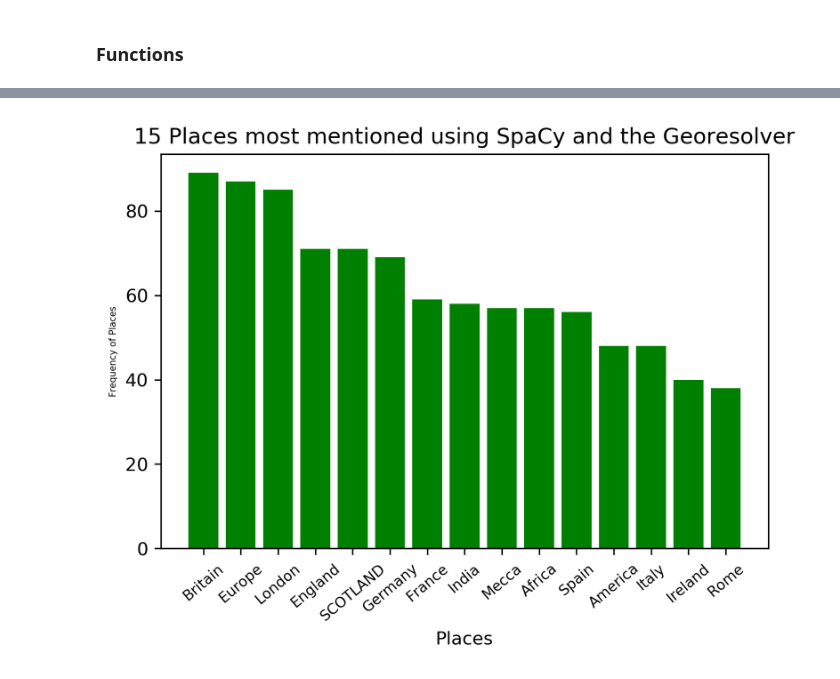
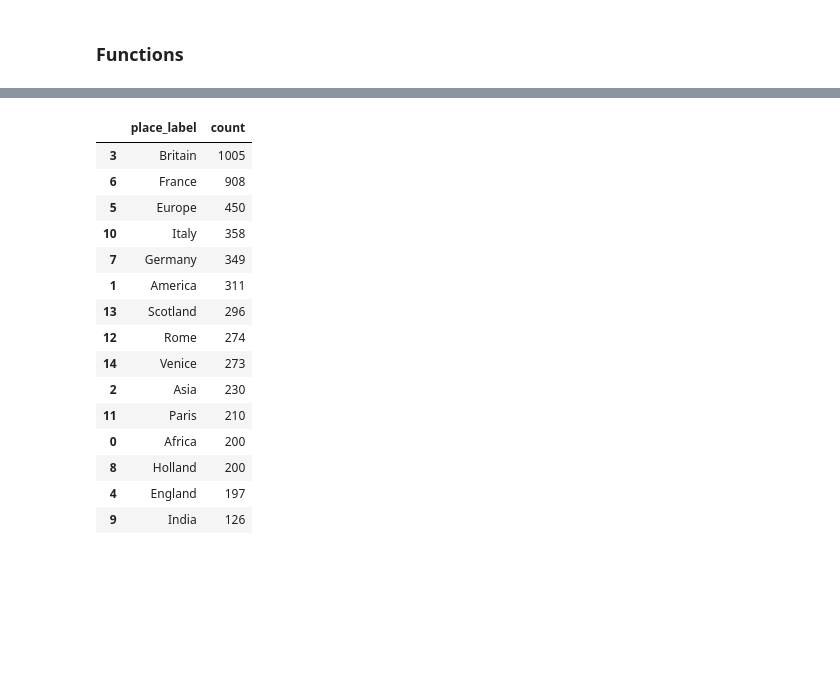
Before and after one commit to alan-turing-institute/defoe_visualization, a Jupyter notebook: NLS/Visualization_Spacy_Geotagger_EdinburghGeoresolution_1stEdition.ipynb, the cells around one changed output, grey strips where cells are left out. Cells and saved outputs as stored; diff of their text form; code cells hidden in the pictures; blank space fills up the shorter version.

```diff
--- a/NLS/Visualization_Spacy_Geotagger_EdinburghGeoresolution_1stEdition.ipynb
+++ b/NLS/Visualization_Spacy_Geotagger_EdinburghGeoresolution_1stEdition.ipynb
@@ -78,12 +70,14 @@ def label_freq_places(df_total, df_max_geolocations, filter_list):
     i =0
     k =0
     while k < i_limit:
-        place_count, place_name = get_place(df_total, df_max_geolocations.iloc[i]['Latitude'], df_max_geolocations.iloc[i]['Longitude'] )
+        place_count, place_name = get_place(df_total, df_max_geolocations.iloc[i]['Latitude'], df_max_geolocations.iloc[i]['Longitude'])
         if place_name not in filter_list:
             print(i, place_count,place_name)
+            if place_name not in place_label:
+                k = k + 1
             place_label.append(place_name)
             place_freq.append(place_count)
-            k = k + 1
+
         i = i + 1
     return place_label, place_freq
 # %%
@@ -301,6 +210,27 @@ place_label, place_freq = label_freq_places(df_total, df_max_geolocations, filte
-# %%
-#Visualizing the 15 places in a Bar plot
-mpl.rcParams['figure.dpi']=300
-plot_bar_places(place_label, place_freq)
-# %% [output]
-[figure, removed]
+# %%
+#Visualizing the 15 places in a Bar plot
+df_places = {'place_label':place_label,'place_freq':place_freq}
+df_places_freq = pd.DataFrame(df_places)
+df_group_places = df_places_freq.groupby(['place_label'])['place_freq'].sum()\
+                             .reset_index(name='count') \
+                             .sort_values(['count'], ascending=False)
+
+
+df_group_places
+# %% [output]
+|  | place_label | count |
+| 3 | Britain | 1005 |
+| 6 | France | 908 |
+| 5 | Europe | 450 |
+| 10 | Italy | 358 |
+| 7 | Germany | 349 |
+| 1 | America | 311 |
+| 13 | Scotland | 296 |
+| 12 | Rome | 274 |
+| 14 | Venice | 273 |
+| 2 | Asia | 230 |
+| 11 | Paris | 210 |
+| 0 | Africa | 200 |
+| 8 | Holland | 200 |
+| 4 | England | 197 |
+| 9 | India | 126 |
```
Also changed, not shown: parts of 18 cells of this notebook, 4 other files.
